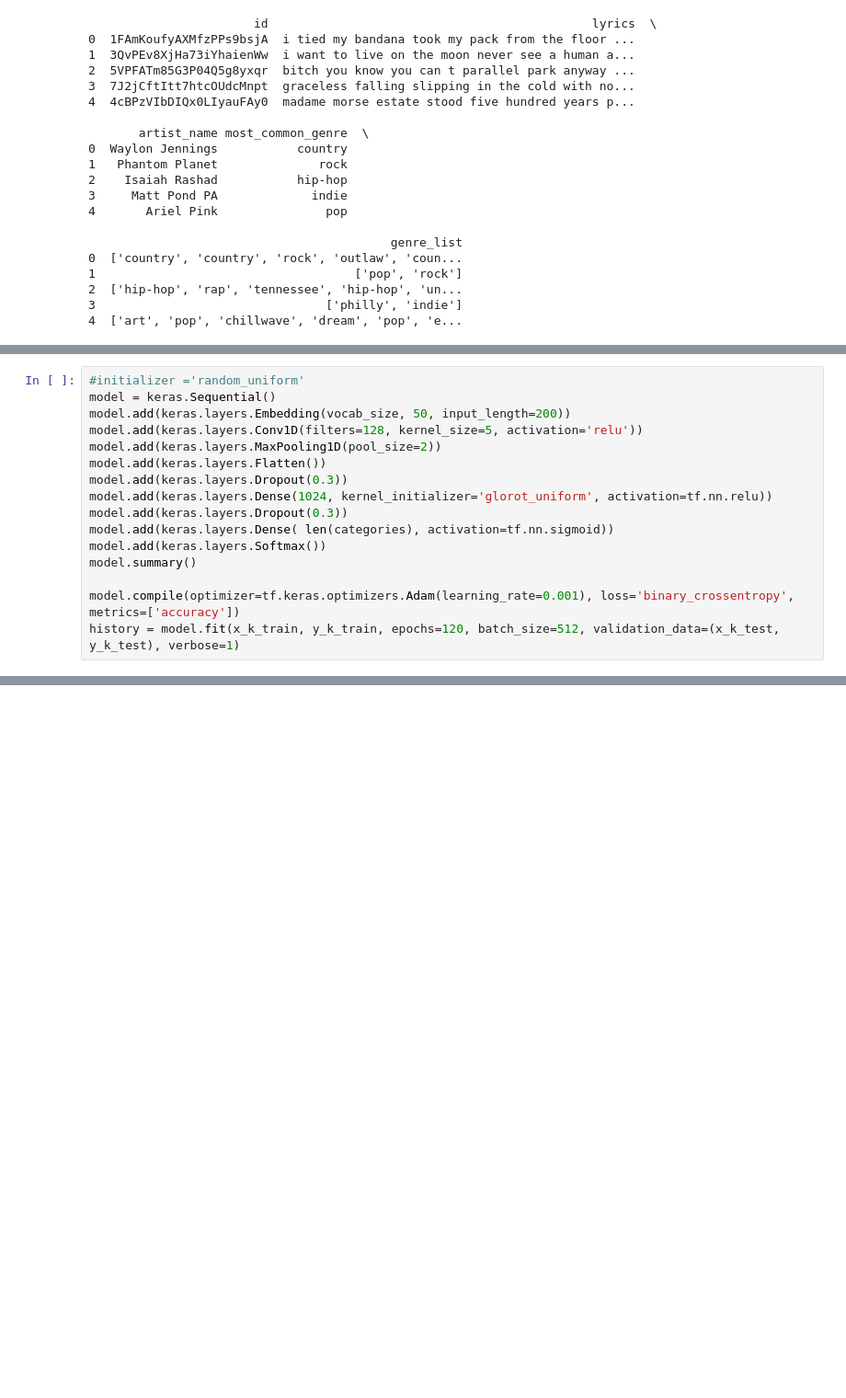
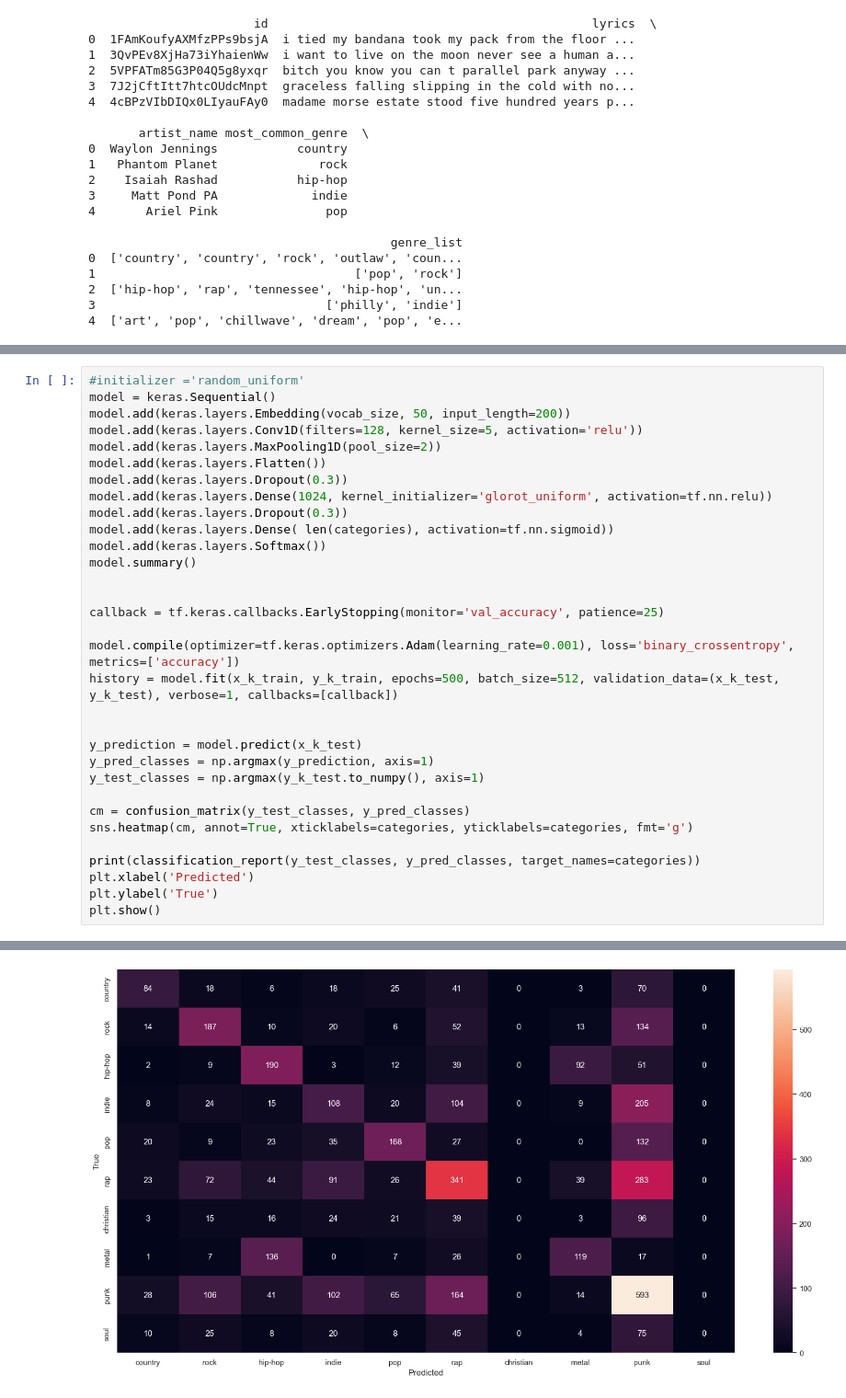
Before and after one commit to BrunoKreiner/nlp-mc-1, a Jupyter notebook: notebooks/pytorch_models_train copy.ipynb, the cells around one changed output, grey strips where cells are left out. Shown at 92% size. Cells and saved outputs as stored; diff of their text form; blank space fills up the shorter version.

```diff
--- a/notebooks/pytorch_models_train copy.ipynb
+++ b/notebooks/pytorch_models_train copy.ipynb
@@ -141,6 +149,22 @@ model.add(keras.layers.Dense( len(categories), activation=tf.nn.sigmoid))
 model.add(keras.layers.Softmax())
 model.summary()
 
+
+callback = tf.keras.callbacks.EarlyStopping(monitor='val_accuracy', patience=25)
+
 model.compile(optimizer=tf.keras.optimizers.Adam(learning_rate=0.001), loss='binary_crossentropy', metrics=['accuracy'])
-history = model.fit(x_k_train, y_k_train, epochs=120, batch_size=512, validation_data=(x_k_test, y_k_test), verbose=1)
+history = model.fit(x_k_train, y_k_train, epochs=500, batch_size=512, validation_data=(x_k_test, y_k_test), verbose=1, callbacks=[callback])
+
+
+y_prediction = model.predict(x_k_test)
+y_pred_classes = np.argmax(y_prediction, axis=1)
+y_test_classes = np.argmax(y_k_test.to_numpy(), axis=1)
+
+cm = confusion_matrix(y_test_classes, y_pred_classes)
+sns.heatmap(cm, annot=True, xticklabels=categories, yticklabels=categories, fmt='g')
+
+print(classification_report(y_test_classes, y_pred_classes, target_names=categories))
+plt.xlabel('Predicted')
+plt.ylabel('True')
+plt.show()
 # %% [output]
@@ -163,0 +204 @@ Epoch 120/120
+[figure, added]
```
Also changed, not shown: parts of 29 cells of this notebook, 36 other files.
